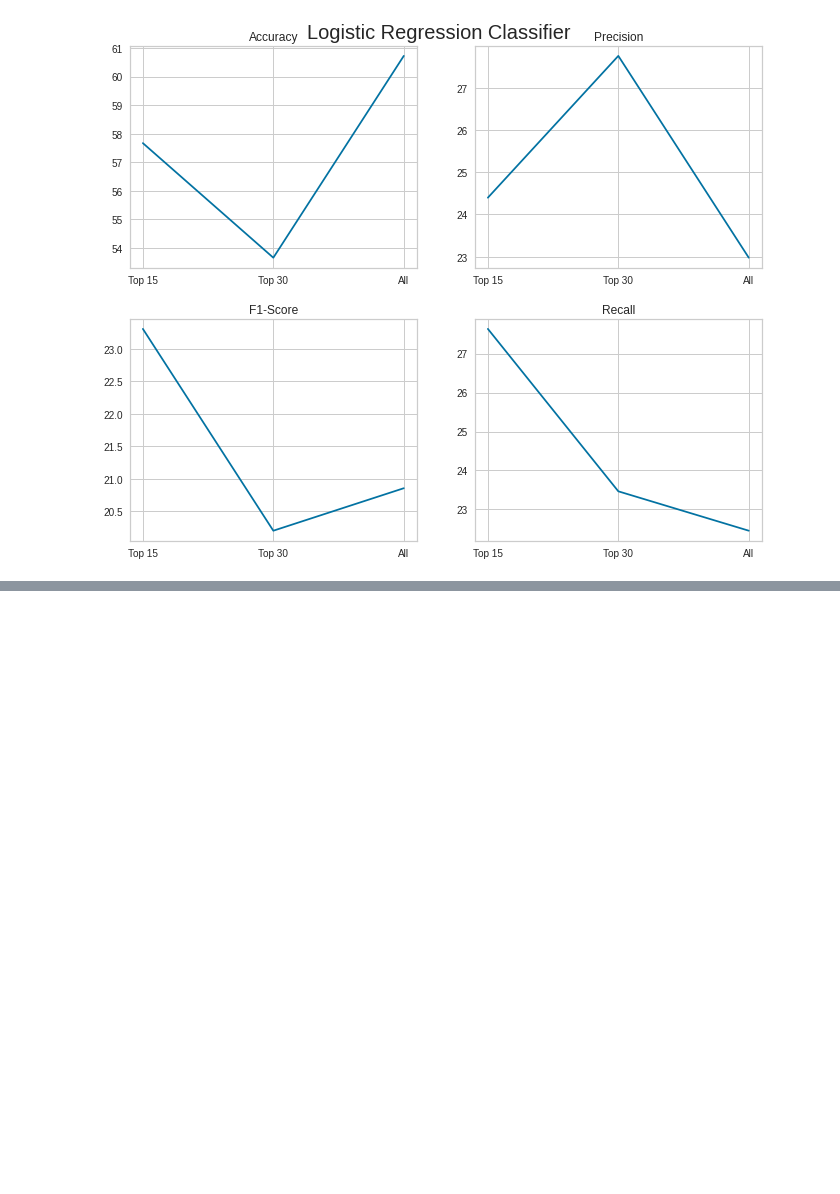
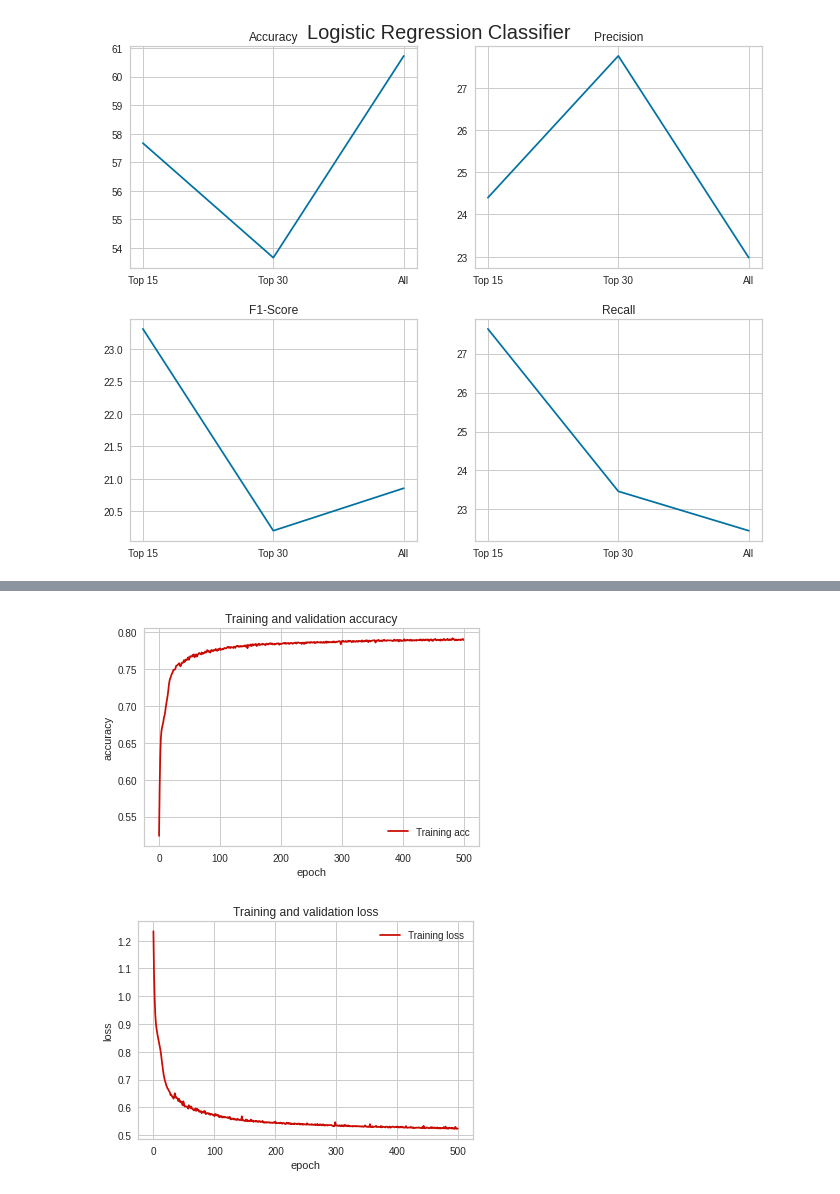
Before and after one commit to ishaak15/UNSW-IDS-Feature-Selection, a Jupyter notebook: Training_and_Testing.ipynb, the cells around one changed output, grey strips where cells are left out. Saved outputs shown, nothing was run; the diff lists cells and outputs as text; code cells hidden in the pictures; blank space fills up the shorter version.

```diff
--- a/Training_and_Testing.ipynb
+++ b/Training_and_Testing.ipynb
@@ -848,7 +848,8 @@ input_dim = df1_xtrain.shape[1]  # Number of features
 model = Sequential()
 model.add(layers.Dense(10, input_shape=(15, 1), activation='relu'))
 model.add(layers.Flatten())
-model.add(layers.Dense(32, activation='relu'))
+model.add(layers.Dense(64, activation='relu'))
+model.add(layers.Dense(64, activation='relu'))
 model.add(layers.Dense(10, activation='softmax'))
 
 model.compile(loss='categorical_crossentropy',
@@ -874,5 +877,5 @@ Non-trainable params: 0
 _________________________________________________________________
 # %%
 historyNN10 = model.fit(X_train, y_train,
-                    epochs=100)
+                    epochs=500)
 # %% [output]
@@ -1713,0 +1723,24 @@ plt.show()
+# %%
+#Graphing our training and validation
+acc_NN_10 = historyNN10.history['accuracy']
+#val_accuracy = historyNN10.history['val_accuracy']
+loss_NN_10 = historyNN10.history['loss']
+#val_loss = historyNN10.history['val_loss']
+epochs_NN_10 = range(len(acc_NN_10))
+plt.plot(epochs_NN_10, acc_NN_10, 'r', label='Training acc')
+#plt.plot(epochs, val_accuracy, 'b', label='Validation acc')
+plt.title('Training and validation accuracy')
+plt.ylabel('accuracy')
+plt.xlabel('epoch')
+plt.legend()
+plt.figure()
+plt.plot(epochs_NN_10, loss_NN_10, 'r', label='Training loss')
+#plt.plot(epochs, val_loss, 'b', label='Validation loss')
+plt.title('Training and validation loss')
+plt.ylabel('loss')
+plt.xlabel('epoch')
+plt.legend()
+plt.show()
+# %% [output]
+[figure, added]
+[figure, added]
```
Also changed, not shown: parts of 15 cells of this notebook.
